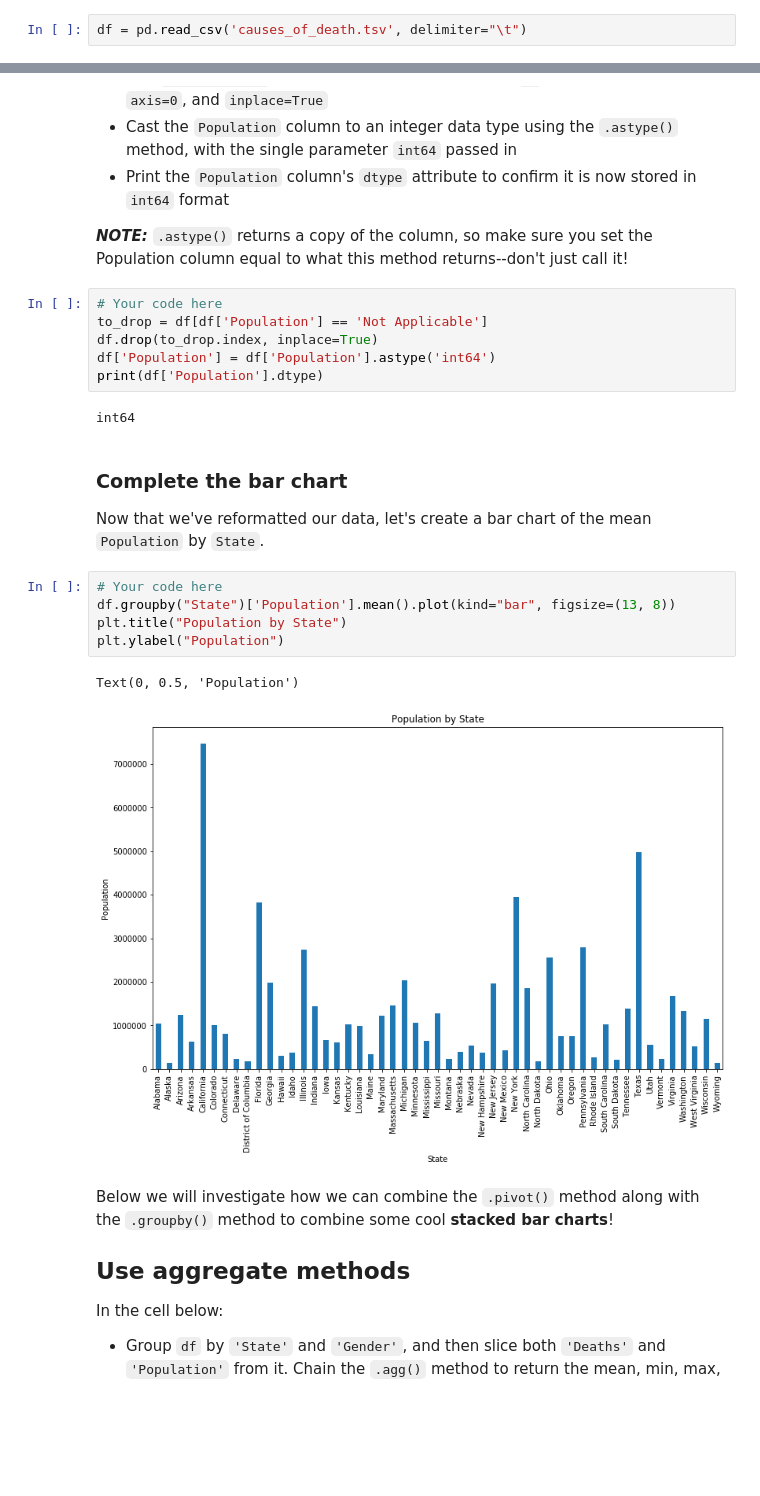
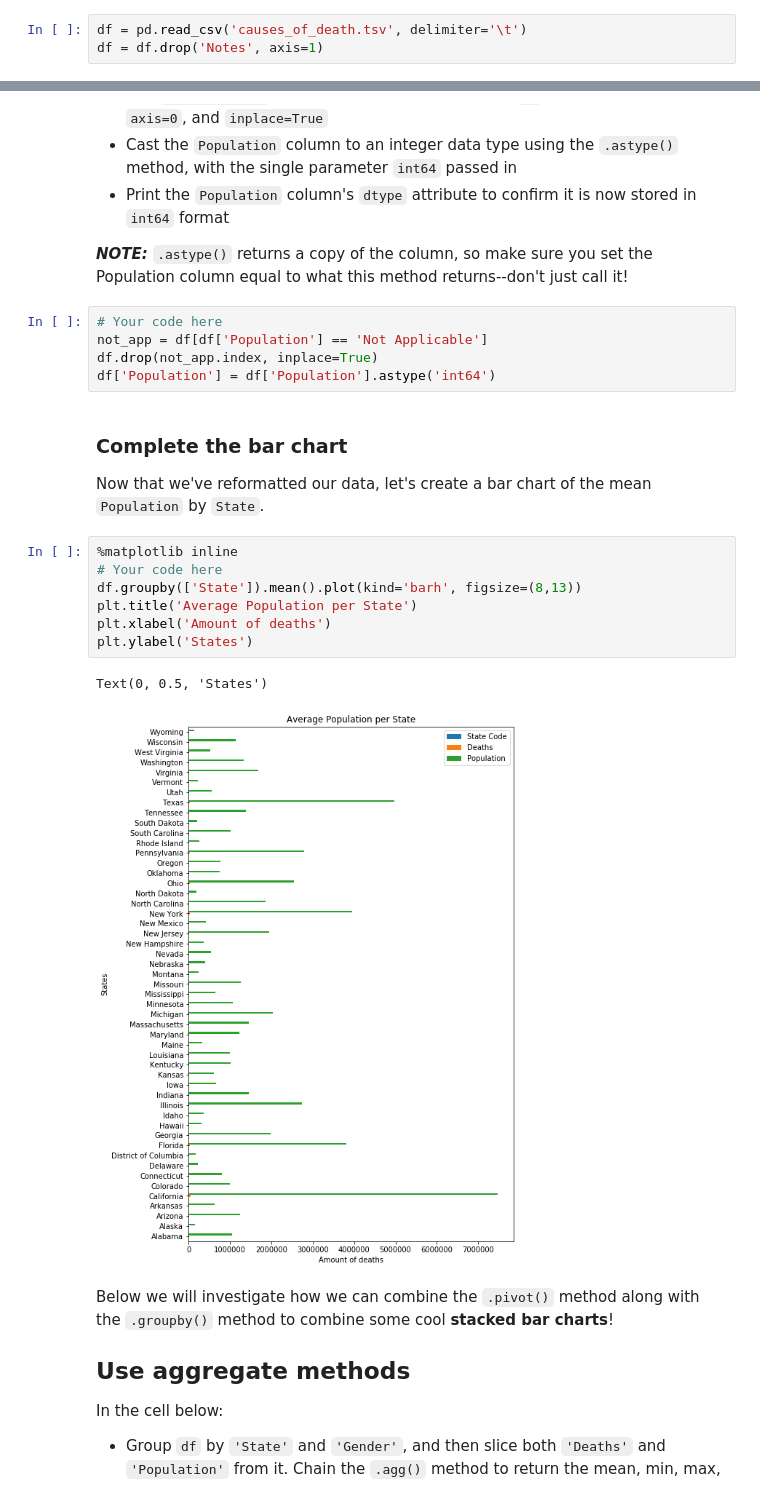
Before and after one commit to aradjabova/dsc-pivot-tables-pandas-lab-online-ds-ft-120919, a Jupyter notebook: index.ipynb, the cells around one changed output, grey strips where cells are left out. Drawn from its saved outputs; the diff is of its cells as text; blank space fills up the shorter version.

```diff
--- a/index.ipynb
+++ b/index.ipynb
@@ -29,7 +31,8 @@ import matplotlib.pyplot as plt
 ## Load the data
 The data for this activity is stored in a file called `'causes_of_death.tsv'` which is a somewhat morbid dataset from the center for disease control. Note that the file extension .tsv indicates that this data is formatted slightly differently then the standard .csv, the difference being that it has 'tab separated values' instead of 'comma separated values'. As such, pass in the optional parameter `delimiter='\t'` into the `pd.read_csv()` function.
 # %%
-df = pd.read_csv('causes_of_death.tsv', delimiter="\t")
+df = pd.read_csv('causes_of_death.tsv', delimiter='\t')
+df = df.drop('Notes', axis=1)
 # %% [markdown]
 Now, display the head of the DataFrame to ensure everything loaded correctly.
 # %%
@@ -172,24 +190,23 @@ In the cell below:
 **_NOTE:_** `.astype()` returns a copy of the column, so make sure you set the Population column equal to what this method returns--don't just call it!
 # %%
 # Your code here
-to_drop = df[df['Population'] == 'Not Applicable']
-df.drop(to_drop.index, inplace=True)
+not_app = df[df['Population'] == 'Not Applicable']
+df.drop(not_app.index, inplace=True)
 df['Population'] = df['Population'].astype('int64')
-print(df['Population'].dtype)
-# %% [output]
-int64
 # %% [markdown]
 ### Complete the bar chart
 
 Now that we've reformatted our data, let's create a bar chart of the mean `Population` by `State`.
 # %%
+%matplotlib inline
 # Your code here
-df.groupby("State")['Population'].mean().plot(kind="bar", figsize=(13, 8))
-plt.title("Population by State")
-plt.ylabel("Population")
+df.groupby(['State']).mean().plot(kind='barh', figsize=(8,13))
+plt.title('Average Population per State')
+plt.xlabel('Amount of deaths')
+plt.ylabel('States')
 # %% [output]
-Text(0, 0.5, 'Population')
+Text(0, 0.5, 'States')
-[figure, old version]
+[figure, new version]
 # %% [markdown]
 Below we will investigate how we can combine the `.pivot()` method along with the `.groupby()` method to combine some cool **stacked bar charts**!
 
```
Also changed, not shown: parts of 12 cells of this notebook.
